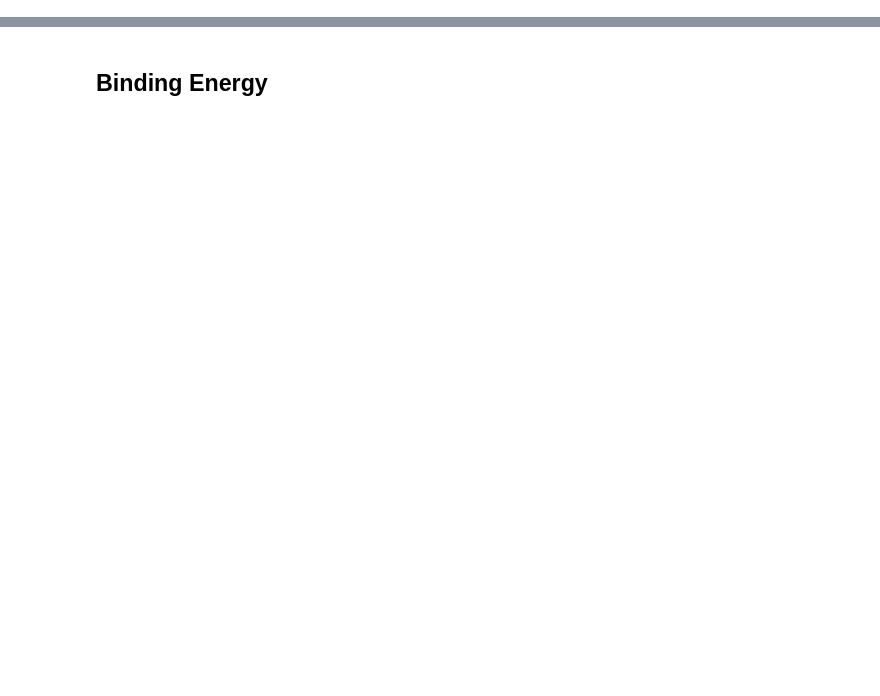
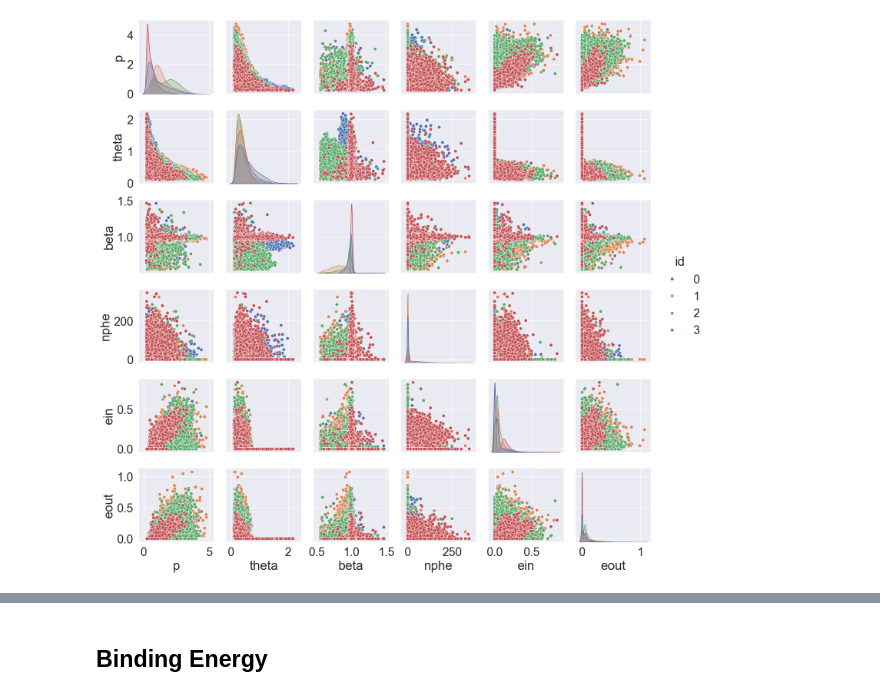
Before and after one commit to dobsonco/CMSE381_HO, a Jupyter notebook: Project.ipynb, the cells around one changed output, grey strips where cells are left out. Cells and saved outputs as stored; diff of their text form; code cells hidden in the pictures; blank space fills up the shorter version.

```diff
--- a/Project.ipynb
+++ b/Project.ipynb
@@ -175,0 +85,12 @@ np.mean(cross_val_score(algo,X,y,cv=KFold(n_splits=5)))
+# %%
+PID2 = pd.read_csv('pid-5M.csv')
+PID2['id'] = PID2['id'].replace({211:0,2212:1,321:2,-11:3})
+
+ids = [0,1,2,3]
+frames = []
+
+for i in ids:
+    frames.append(PID2[PID2['id']==i].iloc[0:12500,:])
+
+PID2 = pd.concat(frames)
+PID2.info()
@@ -175,0 +142,5 @@ np.mean(cross_val_score(algo,X,y,cv=KFold(n_splits=5)))
+# %%
+sns.set_theme(font_scale=2.0)
+sns.pairplot(data=PID2,hue='id',palette="deep");
+# %% [output]
+[figure, added]
```
Also changed, not shown: parts of 58 cells of this notebook, 1 other file.
